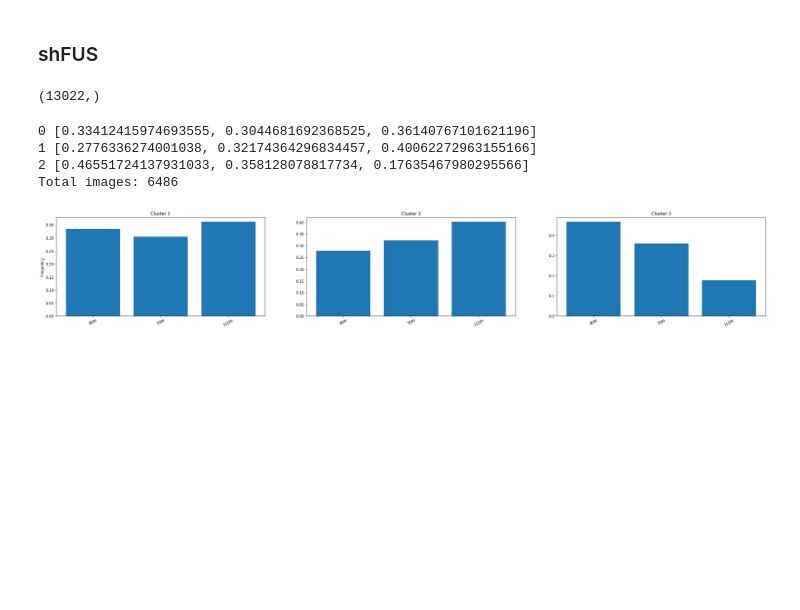
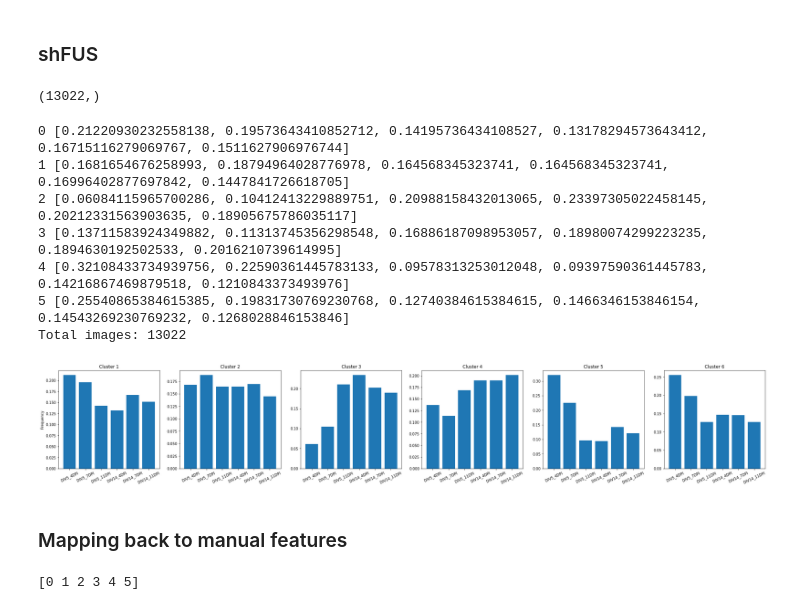
Before and after one commit to FLClab/STED-FM, a Jupyter notebook: experiments/clustering-experiments/als_experiment.ipynb, the cells around one changed output. Cells and saved outputs as stored; diff of their text form; code cells hidden in the pictures; blank space fills up the shorter version.

```diff
--- a/experiments/clustering-experiments/als_experiment.ipynb
+++ b/experiments/clustering-experiments/als_experiment.ipynb
@@ -167,7 +167,7 @@ fig.gca().invert_yaxis() # this plus the x-axis invert in the right-flipped dend
 (12227, 384)
 [figure]
 # %%
-labels = ["4DPI", "7DPI", "11DPI"]
+labels = ["DIV5_4DPI", "DIV5_7DPI", "DIV5_11DPI", "DIV14_4DPI", "DIV14_7DPI", "DIV14_11DPI"]
 frequencies = {
     key: [0] * len(labels) for key in np.unique(clusters1)
 }
@@ -183,7 +183,7 @@ with tarfile.open("/home-local/Frederic/Datasets/ALS/catalog/train_ALS.tar", "r"
         metadata = data["metadata"].item()
         if metadata["DIV"] == "DIV14":
             continue
-        key = metadata["DPI"]
+        key = metadata["DIV"] + "_" + metadata["DPI"]
         frequencies[cluster_id][labels.index(key)] += 1
 
 fig, axs = plt.subplots(1, len(np.unique(clusters1)), figsize=(35, 5))
@@ -366,12 +366,12 @@ plt.show()
 # %%
 from sklearn.cluster import KMeans
 import matplotlib.pyplot as plt
-kmeans = KMeans(n_clusters=3, random_state=42)
+kmeans = KMeans(n_clusters=6, random_state=42)
 kmeans.fit(train_embeddings)
 clusters_plko = kmeans.labels_
 centroids_plko = kmeans.cluster_centers_
 
-labels = ["4DPI", "7DPI", "11DPI"]
+labels = ["DIV5_4DPI", "DIV5_7DPI", "DIV5_11DPI", "DIV14_4DPI", "DIV14_7DPI", "DIV14_11DPI"]
 kmeans_frequencies_plko = {
     key: [0] * len(labels) for key in np.unique(clusters_plko)
 }
@@ -384,9 +384,9 @@ with tarfile.open("/home-local/Frederic/Datasets/ALS/catalog/train_ALS.tar", "r"
         data = np.load(buffer, allow_pickle=True)
         data = {key: values for key, values in data.items()}
         metadata = data["metadata"].item()
-        if metadata["DIV"] == "DIV14":
-            continue
-        key = metadata["DPI"]
+        # if metadata["DIV"] == "DIV14":
+        #     continue
+        key = metadata["DIV"] + "_" + metadata["DPI"]
         kmeans_frequencies_plko[cluster_id][labels.index(key)] += 1
 
 
@@ -405,5 +405,10 @@ for i in range(len(np.unique(clusters_plko))):
     axs[i].set_title(f"Cluster {i+1}")
     axs[i].set_xticklabels(labels, rotation=25)
     axs[0].set_ylabel("Frequency")
+
+plt.savefig('PLKO.png',
+            facecolor='white',
+            bbox_inches='tight',
+            dpi=300)
 plt.show()
 # %% [output]
@@ -427,38 +435,51 @@ kmeans_frequencies_shfus = {
 with tarfile.open("/home-local/Frederic/Datasets/ALS/catalog/test_ALS.tar", "r") as handle:
     for cluster_id, member_name in tqdm(zip(clusters_shfus, test_names), total=len(clusters_shfus)):
         member = handle.getmember(name=member_name)
         buffer = io.BytesIO()
         buffer.write(handle.extractfile(member).read())
         buffer.seek(0)
         data = np.load(buffer, allow_pickle=True)
         data = {key: values for key, values in data.items()}
         metadata = data["metadata"].item()
-        if metadata["DIV"] == "DIV14":
-            continue
-        key = metadata["DPI"]
+        # if metadata["DIV"] == "DIV14":
+        #     continue
+        key = metadata["DIV"] + "_" + metadata["DPI"]
         kmeans_frequencies_shfus[cluster_id][labels.index(key)] += 1
 
 
 total_images = 0
 for key, value in kmeans_frequencies_shfus.items():
     total_images += sum(value)
     value = [item / sum(value) for item in value]
     print(key, value)
 
 print(f"Total images: {total_images}")
 
 fig, axs = plt.subplots(1, len(np.unique(clusters_shfus)), figsize=(35, 5))
 for i in range(len(np.unique(clusters_shfus))):
     total = sum(kmeans_frequencies_shfus[i])
     axs[i].bar(labels, [item / total for item in kmeans_frequencies_shfus[i]])
     axs[i].set_title(f"Cluster {i+1}")
     axs[i].set_xticklabels(labels, rotation=25)
     axs[0].set_ylabel("Frequency")
+plt.savefig('shFUS.png',
+            facecolor='white',
+            bbox_inches='tight',
+            dpi=300)
 plt.show()
 # %% [output]
 (13022,)
-0 [0.33412415974693555, 0.3044681692368525, 0.36140767101621196]
-1 [0.2776336274001038, 0.32174364296834457, 0.40062272963155166]
-2 [0.46551724137931033, 0.358128078817734, 0.17635467980295566]
-Total images: 6486
+0 [0.21220930232558138, 0.19573643410852712, 0.14195736434108527, 0.13178294573643412, 0.16715116279069767, 0.1511627906976744]
+1 [0.1681654676258993, 0.18794964028776978, 0.164568345323741, 0.164568345323741, 0.16996402877697842, 0.1447841726618705]
+2 [0.06084115965700286, 0.10412413229889751, 0.20988158432013065, 0.23397305022458145, 0.20212331563903635, 0.18905675786035117]
+3 [0.13711583924349882, 0.11313745356298548, 0.16886187098953057, 0.18980074299223235, 0.1894630192502533, 0.2016210739614995]
+4 [0.32108433734939756, 0.22590361445783133, 0.09578313253012048, 0.09397590361445783, 0.14216867469879518, 0.1210843373493976]
+5 [0.25540865384615385, 0.19831730769230768, 0.12740384615384615, 0.1466346153846154, 0.14543269230769232, 0.1268028846153846]
+Total images: 13022
-[figure, old version]
+[figure, new version]
+# %% [markdown]
+### Mapping back to manual features
+# %%
+print(np.unique(clusters_plko))
+# %% [output]
+[0 1 2 3 4 5]
```
Also changed, not shown: parts of 3 cells of this notebook, 3 other files.
